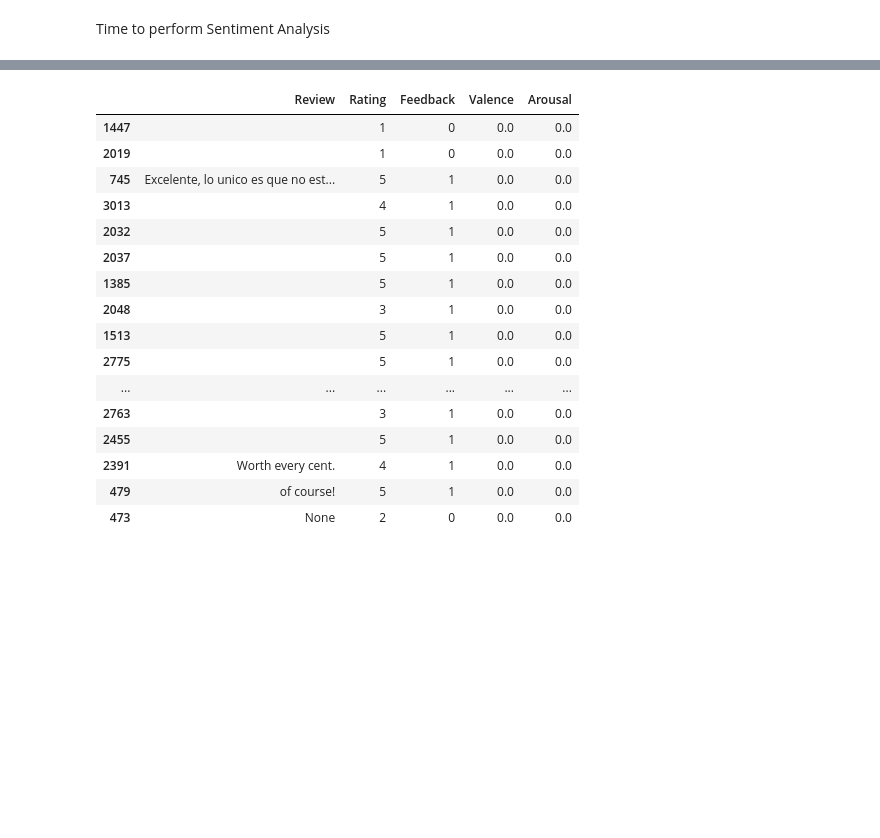
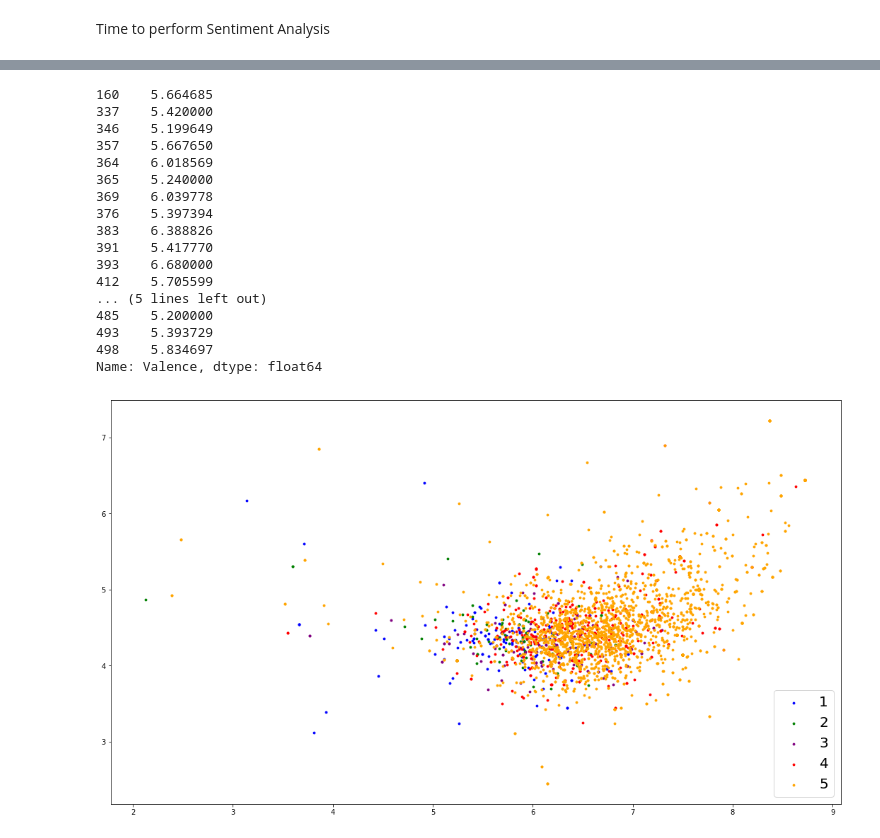
Before and after one commit to christian-taylor/Amazon_Alexa_Personal_Project, a Jupyter notebook: amazon_alexa_notebook.ipynb, the cells around one changed output, grey strips where cells are left out. Drawn from its saved outputs; the diff is of its cells as text; code cells hidden in the pictures; blank space fills up the shorter version.

```diff
--- a/amazon_alexa_notebook.ipynb
+++ b/amazon_alexa_notebook.ipynb
@@ -126,7 +126,7 @@ five = alexa[alexa['rating'] == 5 ]
 by_rating = [one, two, three, four, five]
 # %%
 stopwords = nltk.corpus.stopwords.words('english')
-added_stopwords = ['Alexa', 'Amazon', 'Dot', 'Echo']
+added_stopwords = ['alexa', 'amazon', 'dot', 'echo']
 stopwords.extend(added_stopwords)
 rating_bow = []
 rating_wc = []
@@ -217,7 +217,7 @@ stopwords = nltk.corpus.stopwords.words('english')
 
 for i in range(0, len(alexa['verified_reviews'])):
     # Keep only strings that begin with a alphabetic character
-    review = re.sub('[^a-zA-Z]', ' ', alexa['verified_reviews'][i] )
+    review = re.sub('[^a-zA-Z]', ' ', alexa.iloc[i,3] )
     # Make review lowercase, and then split the review into individual tokens
     review = review.lower().split()
     # Porter stem the tokens of the review, while removing the stopwords
@@ -304,9 +288,9 @@ df_sent = pd.DataFrame(columns=['Review','Rating', 'Feedback', 'Valence', 'Arous
 # Create for loop that will append the contents of each row to the empty dataframe
 for i in range(0, len(term_vec)):
     row_dict = {}
-    row_dict['Review'] = alexa['verified_reviews'][i]
-    row_dict['Rating'] = alexa['rating'][i]
-    row_dict['Feedback'] = alexa['feedback'][i]
+    row_dict['Review'] = alexa.iloc[i,3]
+    row_dict['Rating'] = alexa.iloc[i,0]
+    row_dict['Feedback'] = alexa.iloc[i,4]
     # Calculate the valence and arousal of the terms in the current row of term_vec
     review_sentiment = sentiment.sentiment(term_vec[i])
     # Extract just the valence score
@@ -315,3 +299,5 @@ for i in range(0, len(term_vec)):
     row_dict['Arousal'] = review_sentiment['arousal']
     # Append row_dict to the dataframe
     df_sent = df_sent.append(row_dict, ignore_index=True)
+# %%
+df_sent = df_sent[df_sent['Valence'] != 0]
@@ -318,20 +324,33 @@ for i in range(0, len(term_vec)):
 # %%
-df_sent.sort_values(by='Valence').head(50)
+df_sent.sort_values(by='Valence').head(20)
 # %% [output]
-|  | Review | Rating | Feedback | Valence | Arousal |
-| 1447 |  | 1 | 0 | 0.0 | 0.0 |
-| 2019 |  | 1 | 0 | 0.0 | 0.0 |
-| 745 | Excelente, lo unico es que no est... | 5 | 1 | 0.0 | 0.0 |
-| 3013 |  | 4 | 1 | 0.0 | 0.0 |
-| 2032 |  | 5 | 1 | 0.0 | 0.0 |
-| 2037 |  | 5 | 1 | 0.0 | 0.0 |
-| 1385 |  | 5 | 1 | 0.0 | 0.0 |
-| 2048 |  | 3 | 1 | 0.0 | 0.0 |
-| 1513 |  | 5 | 1 | 0.0 | 0.0 |
-| 2775 |  | 5 | 1 | 0.0 | 0.0 |
-| ... | ... | ... | ... | ... | ... |
-| 2763 |  | 3 | 1 | 0.0 | 0.0 |
-| 2455 |  | 5 | 1 | 0.0 | 0.0 |
-| 2391 | Worth every cent. | 4 | 1 | 0.0 | 0.0 |
-| 479 | of course! | 5 | 1 | 0.0 | 0.0 |
-| 473 | None | 2 | 0 | 0.0 | 0.0 |
+160    5.664685
+337    5.420000
+346    5.199649
+357    5.667650
+364    6.018569
+365    5.240000
+369    6.039778
+376    5.397394
+383    6.388826
+391    5.417770
+393    6.680000
+412    5.705599
+... (5 lines left out)
+485    5.200000
+493    5.393729
+498    5.834697
+Name: Valence, dtype: float64
+# %%
+plt.clf()
+plt.scatter('Valence', 'Arousal', data=df_sent[df_sent['Rating'] == 1], c='blue', s=8, label='1')
+plt.scatter('Valence', 'Arousal', data=df_sent[df_sent['Rating'] == 2], c='green', s=8, label='2')
+plt.scatter('Valence', 'Arousal', data=df_sent[df_sent['Rating'] == 3], c='purple', s=8, label='3')
+plt.scatter('Valence', 'Arousal', data=df_sent[df_sent['Rating'] == 4], c='red', s=8, label='4')
+plt.scatter('Valence', 'Arousal', data=df_sent[df_sent['Rating'] == 5], c='orange', s=8, label='5')
+plt.legend(loc='lower right', prop={'size': 20})
+fig = plt.gcf()
+fig.set_size_inches(18.5, 10.5)
+plt.show()
+# %% [output]
+[figure, added]
```
Also changed, not shown: parts of 7 cells of this notebook.
